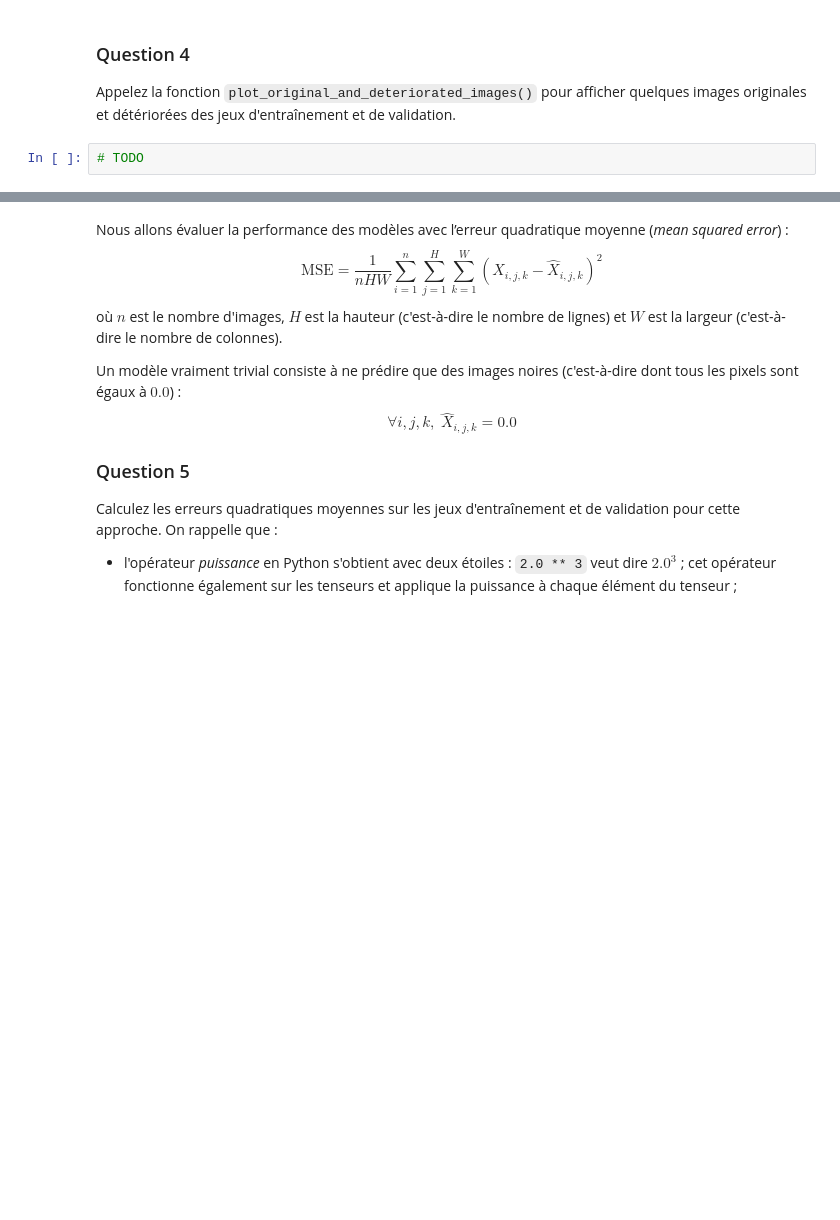
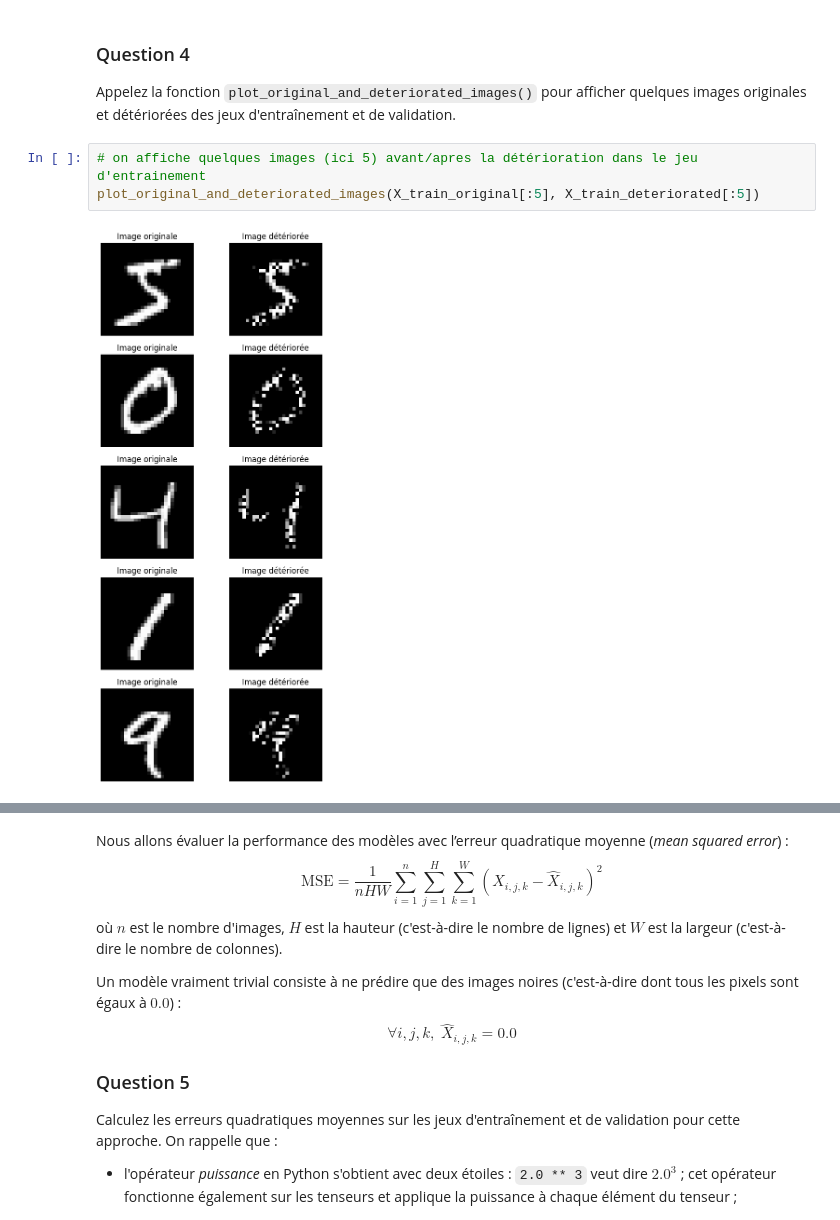
Before and after one commit to id2848/ENSAI-2A-complement-info-TP, a Jupyter notebook: notebooks/TP_4_1_énoncé.ipynb, the cells around one changed output, grey strips where cells are left out. Cells and saved outputs as stored; diff of their text form; blank space fills up the shorter version.

```diff
--- a/notebooks/TP_4_1_énoncé.ipynb
+++ b/notebooks/TP_4_1_énoncé.ipynb
@@ -202,5 +202,8 @@ def plot_original_and_deteriorated_images(images_original, images_deteriorated):
 
 Appelez la fonction `plot_original_and_deteriorated_images()` pour afficher quelques images originales et détériorées des jeux d'entraînement et de validation.
 # %%
-# TODO
+# on affiche quelques images (ici 5) avant/apres la détérioration dans le jeu d'entrainement
+plot_original_and_deteriorated_images(X_train_original[:5], X_train_deteriorated[:5])
+# %% [output]
+[figure, added]
 # %%
```
Also changed, not shown: parts of 1 cell of this notebook.
